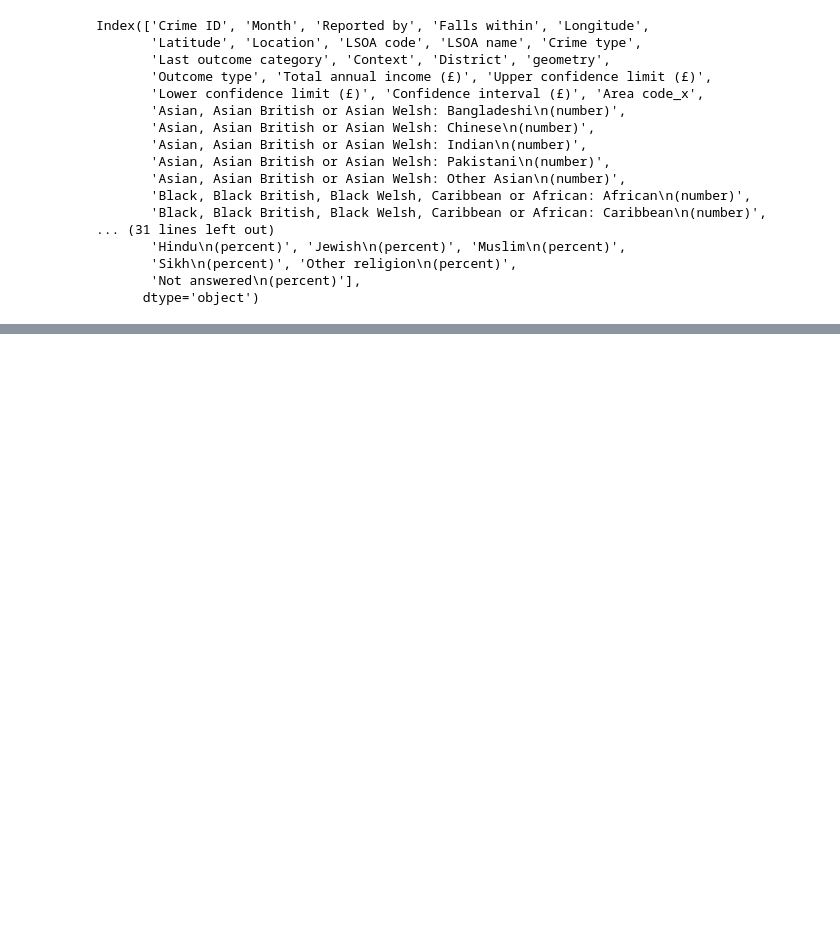
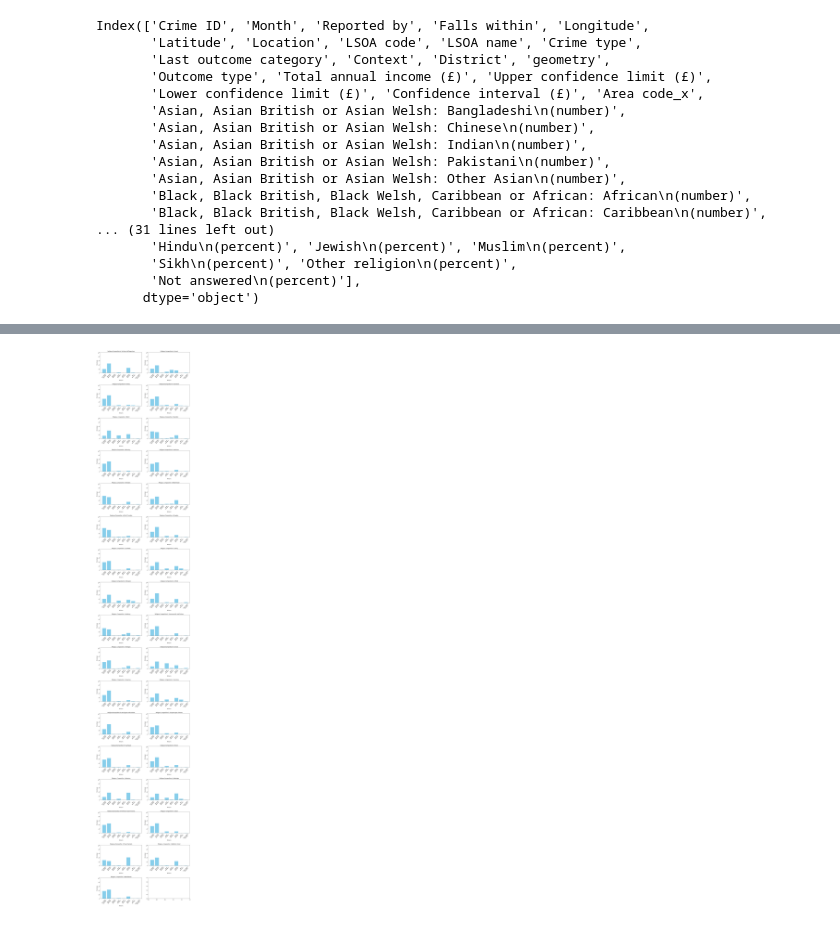
Before and after one commit to HNagouda/JBG050-DC2-Grp21, a Jupyter notebook: src/exploration/kmeans_clustering.ipynb, the cells around one changed output, grey strips where cells are left out. Drawn from its saved outputs; the diff is of its cells as text; code cells hidden in the pictures; blank space fills up the shorter version.

```diff
--- a/src/exploration/kmeans_clustering.ipynb
+++ b/src/exploration/kmeans_clustering.ipynb
@@ -262,0 +382,29 @@ plt.show()
+# %%
+religion_columns = ['No religion\n(percent)', 'Christian\n(percent)', 'Buddhist\n(percent)',
+                    'Hindu\n(percent)', 'Jewish\n(percent)', 'Muslim\n(percent)',
+                    'Sikh\n(percent)', 'Other religion\n(percent)']
+
+num_districts = len(crime_religion_df['District'].unique())
+num_rows = -(-num_districts // 2)
+fig, axs = plt.subplots(nrows=num_rows, ncols=2, figsize=(15, 5 * num_rows))
+axs = axs.flatten()
+
+for i, district in enumerate(crime_religion_df['District'].unique()):
+
+    data = crime_religion_df[crime_religion_df['District'] == district].iloc[0]
+    religion_percentages = [data[religion] for religion in religion_columns]
+
+    axs[i].bar(religion_columns, religion_percentages, color='skyblue')
+    axs[i].set_title(f'Religious Composition in {district}')
+    axs[i].set_ylabel('Percentage')
+    axs[i].set_xlabel('Religions')
+    axs[i].tick_params(labelrotation=45)
+    axs[i].set_ylim(0, 100)
+
+if num_districts % 2 != 0:
+    axs[-1].axis('off')  # Hide the last subplot if the total number of districts is odd
+
+plt.tight_layout(pad=3.0)
+plt.show()
+# %% [output]
+[figure, added]
```
Also changed, not shown: parts of 7 cells of this notebook.
